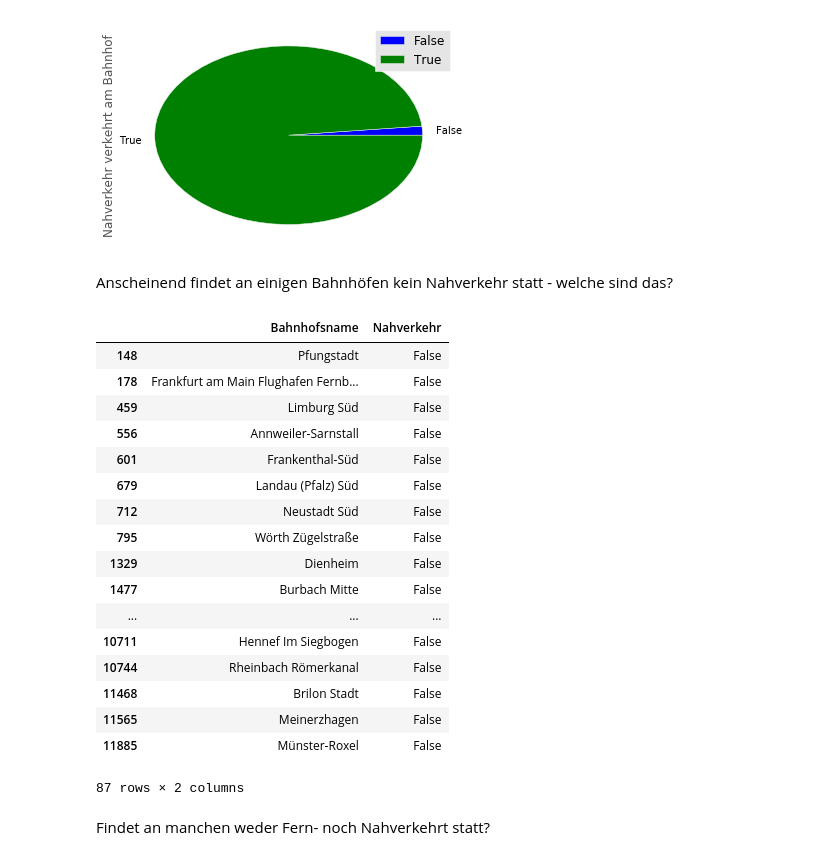
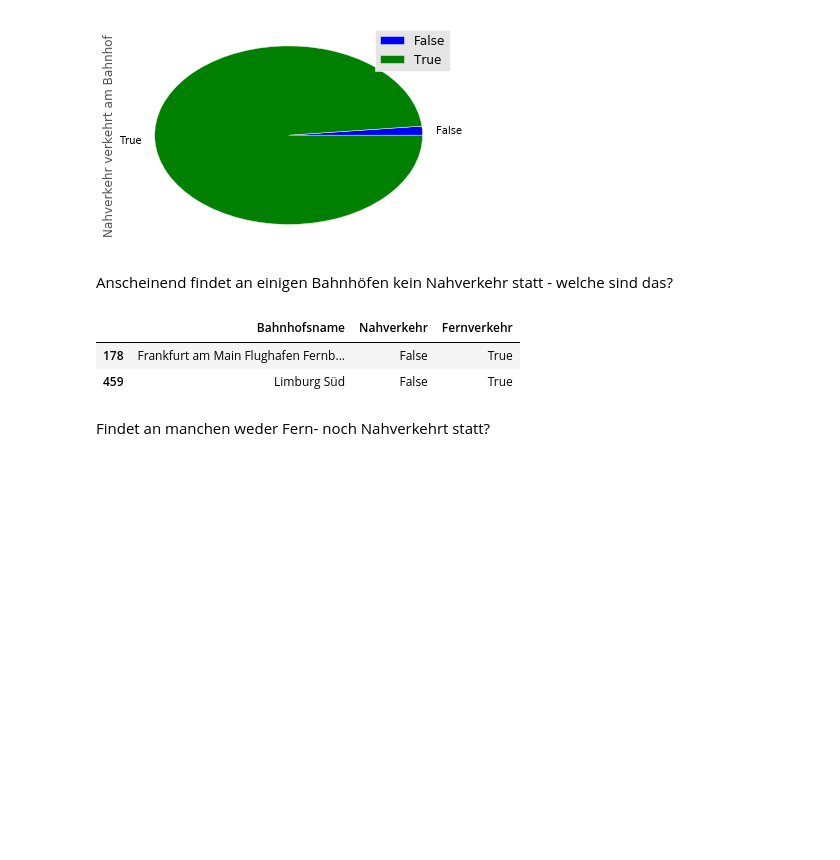
Before and after one commit to mineo/ipython-notebooks, a Jupyter notebook: Bahnsteigsdaten.ipynb, the cells around one changed output. Saved outputs shown, nothing was run; the diff lists cells and outputs as text; code cells hidden in the pictures; blank space fills up the shorter version.

```diff
--- a/Bahnsteigsdaten.ipynb
+++ b/Bahnsteigsdaten.ipynb
@@ -181,27 +181,12 @@ Der Nahverkehr verkehrt an 5282 von 5369 Bahnhöfen (das sind 98.38%)
 # %% [markdown]
 Anscheinend findet an einigen Bahnhöfen kein Nahverkehr statt - welche sind das?
 # %%
-d = data[["Bahnhofsname", "Nahverkehr"]].drop_duplicates().groupby("Nahverkehr")
-d.get_group(False)
+d = data[["Bahnhofsname", "Nahverkehr", "Fernverkehr"]].drop_duplicates().groupby(("Nahverkehr", "Fernverkehr"))
+d.get_group((False, True))
 # %% [output]
-|  | Bahnhofsname | Nahverkehr |
-| 148 | Pfungstadt | False |
-| 178 | Frankfurt am Main Flughafen Fernb... | False |
-| 459 | Limburg Süd | False |
-| 556 | Annweiler-Sarnstall | False |
-| 601 | Frankenthal-Süd | False |
-| 679 | Landau (Pfalz) Süd | False |
-| 712 | Neustadt Süd | False |
-| 795 | Wörth Zügelstraße | False |
-| 1329 | Dienheim | False |
-| 1477 | Burbach Mitte | False |
-| ... | ... | ... |
-| 10711 | Hennef Im Siegbogen | False |
-| 10744 | Rheinbach Römerkanal | False |
-| 11468 | Brilon Stadt | False |
-| 11565 | Meinerzhagen | False |
-| 11885 | Münster-Roxel | False |
+|  | Bahnhofsname | Nahverkehr | Fernverkehr |
+| 178 | Frankfurt am Main Flughafen Fernb... | False | True |
+| 459 | Limburg Süd | False | True |
-87 rows × 2 columns
 # %% [markdown]
 Findet an manchen weder Fern- noch Nahverkehrt statt?
 # %%
```
Also changed, not shown: parts of 2 cells of this notebook, 1 other file.
